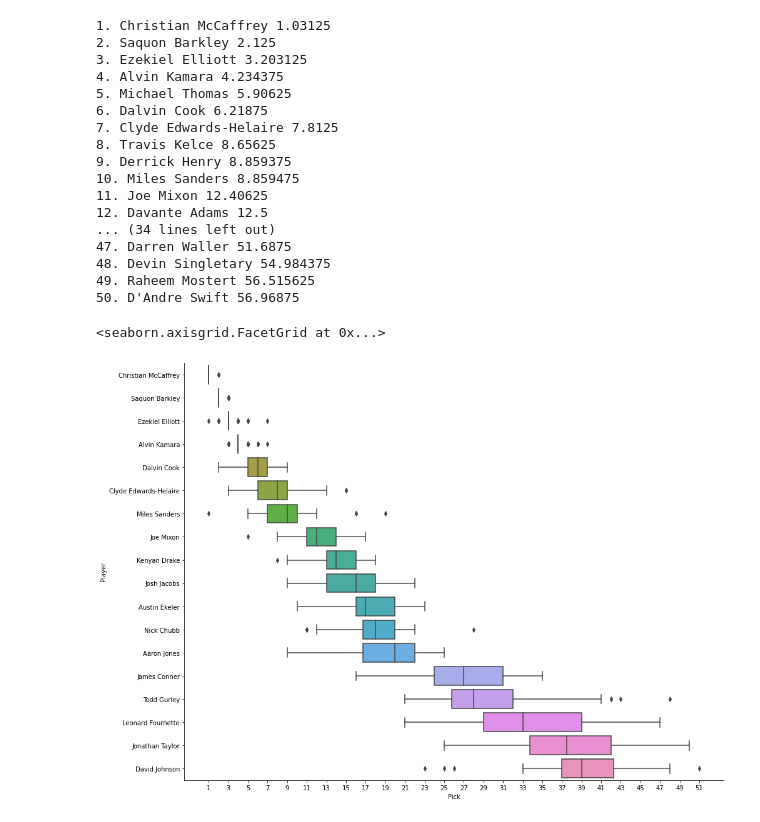
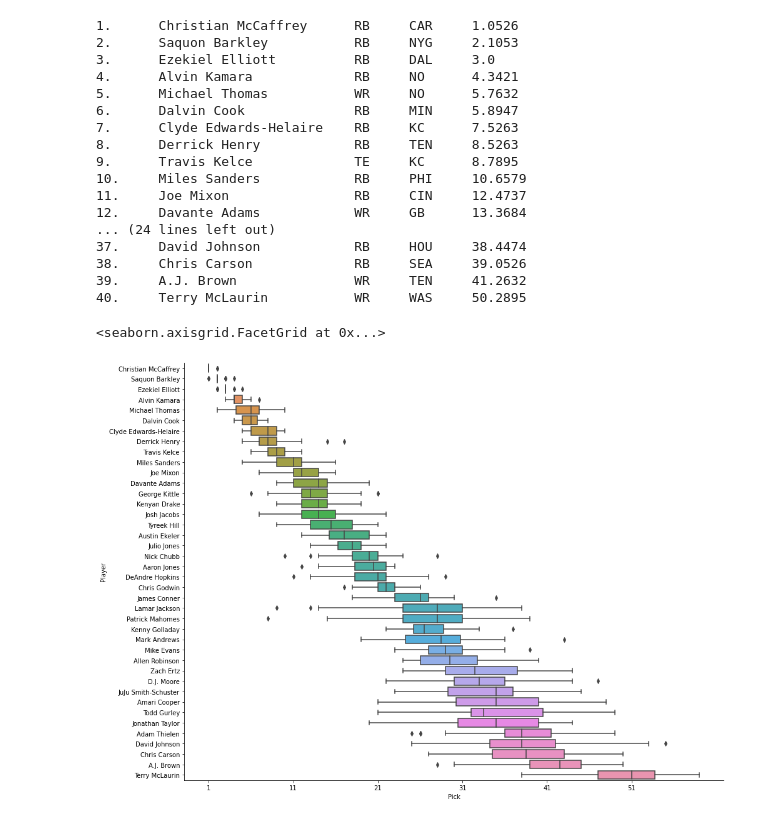
Before and after one commit to mautomic/ffpc-draft-analytics, a Jupyter notebook: draft_analytics_viz.ipynb, the cells around one changed output. Cells and saved outputs as stored; diff of their text form; code cells hidden in the pictures.

```diff
--- a/draft_analytics_viz.ipynb
+++ b/draft_analytics_viz.ipynb
@@ -49,27 +49,35 @@ Finished parsing all drafts
 # Find adps for every player
 player_adp = {}
 
+# Also store team and position for quick lookups
+player_team = {}
+player_pos = {}
+
 for draft in drafts:
     for pick in draft:
-        if (pick[4] != 'K'):
-            player = pick[3]
+        #if (pick[4] == 'TE'):
+        player = pick[3]
+        player_team[player] = pick[5]
+        player_pos[player] = pick[4]
 
-            # Keep a list of spots player has been picked in the dictionary
-            if player in player_adp:
-                player_pick_nums = player_adp[player]
-                player_pick_nums.append(pick[0])
-            else:
-                player_pick_nums = [pick[0]]
-                player_adp[player] = player_pick_nums
+        # Keep a list of spots player has been picked in the dictionary
+        if player in player_adp:
+            player_pick_nums = player_adp[player]
+            player_pick_nums.append(pick[0])
+        else:
+            player_pick_nums = [pick[0]]
+            player_adp[player] = player_pick_nums
 # %%
 df = pd.DataFrame()
 df['Player'] = []
 df['Pick'] = []
+df['Team'] = []
+df['Position'] = []
 
 # Key/Value is adp : player
 players_sorted_adp = {}
 
-count = 50
+count = 40
 skip = 0
 for player in player_adp.keys():
     count = count - 1
@@ -92,36 +100,44 @@ all_adps_sorted = sorted(players_sorted_adp.keys())
 rank = 1
 
 # Add player and all of their picked spots to a pandas dataframe
-# Also print the ranked adp
+# Also print the position, team, and ranked adp
 for adp in all_adps_sorted:
     player = players_sorted_adp[adp]
     player_picks = player_adp[player]
-    print(str(rank) + ". " + player + " " + str(adp))
+
+    team = player_team[player]
+    pos = player_pos[player]
+
+    size = len(player)
+    string_player = player
+    string_player += ' ' * (25 - size)
+
+    print(str(rank) + ".\t" + string_player + "" + pos + "\t" + team + "\t" + str(round(adp, 4)))
     rank = rank + 1
     player_picks = [int(x) for x in player_picks]
     for pick in player_picks:
         df = df.append({'Player' : player, 'Pick' : pick}, ignore_index = True)
 # %% [output]
-1. Christian McCaffrey 1.03125
-2. Saquon Barkley 2.125
-3. Ezekiel Elliott 3.203125
-4. Alvin Kamara 4.234375
-5. Michael Thomas 5.90625
-6. Dalvin Cook 6.21875
-7. Clyde Edwards-Helaire 7.8125
-8. Travis Kelce 8.65625
-9. Derrick Henry 8.859375
-10. Miles Sanders 8.859475
-11. Joe Mixon 12.40625
-12. Davante Adams 12.5
-... (34 lines left out)
-47. Darren Waller 51.6875
-48. Devin Singletary 54.984375
-49. Raheem Mostert 56.515625
-50. D'Andre Swift 56.96875
+1.      Christian McCaffrey      RB     CAR     1.0526
+2.      Saquon Barkley           RB     NYG     2.1053
+3.      Ezekiel Elliott          RB     DAL     3.0
+4.      Alvin Kamara             RB     NO      4.3421
+5.      Michael Thomas           WR     NO      5.7632
+6.      Dalvin Cook              RB     MIN     5.8947
+7.      Clyde Edwards-Helaire    RB     KC      7.5263
+8.      Derrick Henry            RB     TEN     8.5263
+9.      Travis Kelce             TE     KC      8.7895
+10.     Miles Sanders            RB     PHI     10.6579
+11.     Joe Mixon                RB     CIN     12.4737
+12.     Davante Adams            WR     GB      13.3684
+... (24 lines left out)
+37.     David Johnson            RB     HOU     38.4474
+38.     Chris Carson             RB     SEA     39.0526
+39.     A.J. Brown               WR     TEN     41.2632
+40.     Terry McLaurin           WR     WAS     50.2895
 # %%
 boxplot = sns.catplot(x="Pick", y="Player", kind="box", data=df, orient='h', height=10, aspect=11.7/8.27);
-boxplot.set(xticks=[i for i in range(int(min(df['Pick'])), int(max(df['Pick'])) + 1, 2)])
+boxplot.set(xticks=[i for i in range(int(min(df['Pick'])), int(max(df['Pick'])) + 1, 10)])
 # %% [output]
 <seaborn.axisgrid.FacetGrid at 0x...>
-[figure, old version]
+[figure, new version]
```
Also changed, not shown: parts of 5 cells of this notebook.
